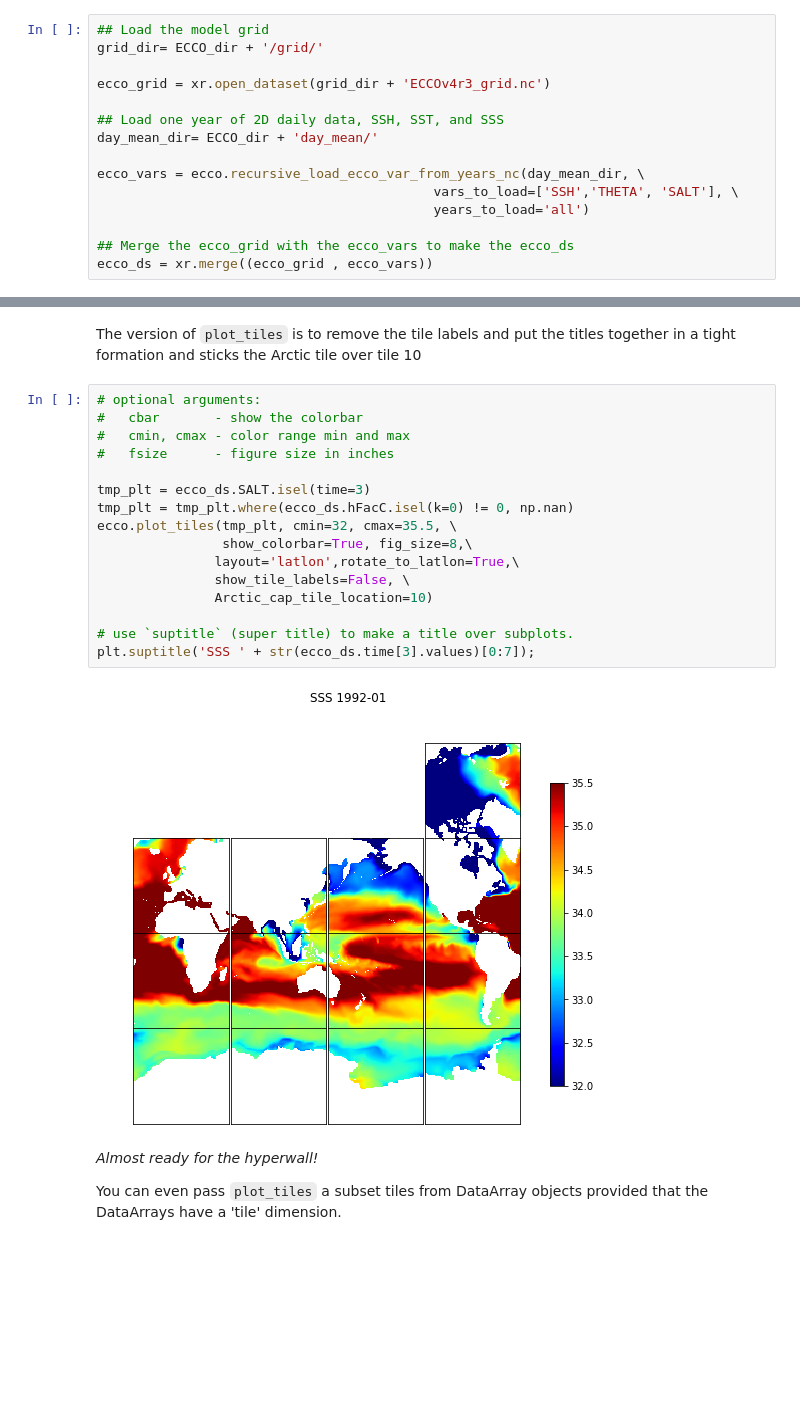
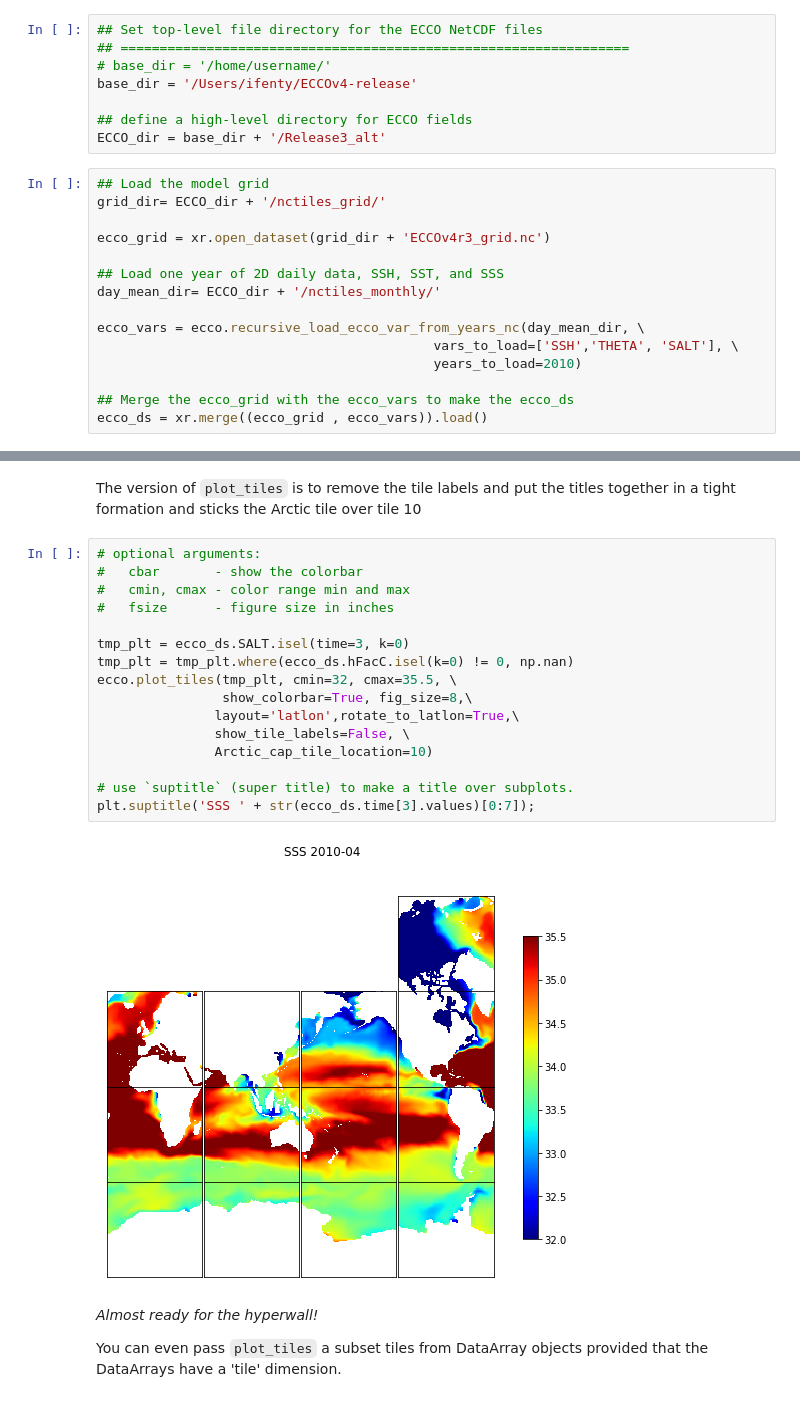
Before and after one commit to ECCO-GROUP/ECCO-v4-Python-Tutorial, a Jupyter notebook: Tutorials_as_Jupyter_Notebooks/ECCO_v4_Plotting_Tiles.ipynb, the cells around one changed output, grey strips where cells are left out. Saved outputs shown, nothing was run; the diff lists cells and outputs as text; blank space fills up the shorter version.

```diff
--- a/Tutorials_as_Jupyter_Notebooks/ECCO_v4_Plotting_Tiles.ipynb
+++ b/Tutorials_as_Jupyter_Notebooks/ECCO_v4_Plotting_Tiles.ipynb
@@ -91,16 +76,24 @@ ECCO_dir = base_dir + '/eccov4r3_native_grid_netcdf/'
+# %%
+## Set top-level file directory for the ECCO NetCDF files
+## =================================================================
+# base_dir = '/home/username/'
+base_dir = '/Users/ifenty/ECCOv4-release'
+
+## define a high-level directory for ECCO fields
+ECCO_dir = base_dir + '/Release3_alt'
 # %%
 ## Load the model grid
-grid_dir= ECCO_dir + '/grid/'
+grid_dir= ECCO_dir + '/nctiles_grid/'
 
 ecco_grid = xr.open_dataset(grid_dir + 'ECCOv4r3_grid.nc')
 
 ## Load one year of 2D daily data, SSH, SST, and SSS
-day_mean_dir= ECCO_dir + 'day_mean/'
+day_mean_dir= ECCO_dir + '/nctiles_monthly/'
 
 ecco_vars = ecco.recursive_load_ecco_var_from_years_nc(day_mean_dir, \
                                            vars_to_load=['SSH','THETA', 'SALT'], \
-                                           years_to_load='all')
+                                           years_to_load=2010)
 
 ## Merge the ecco_grid with the ecco_vars to make the ecco_ds
-ecco_ds = xr.merge((ecco_grid , ecco_vars))
+ecco_ds = xr.merge((ecco_grid , ecco_vars)).load()
 # %% [output]
@@ -577,21 +548,21 @@ The version of `plot_tiles` is to remove the tile labels and put the titles toge
 # %%
 # optional arguments:
 #   cbar       - show the colorbar
 #   cmin, cmax - color range min and max
 #   fsize      - figure size in inches
 
-tmp_plt = ecco_ds.SALT.isel(time=3)
+tmp_plt = ecco_ds.SALT.isel(time=3, k=0)
 tmp_plt = tmp_plt.where(ecco_ds.hFacC.isel(k=0) != 0, np.nan)
 ecco.plot_tiles(tmp_plt, cmin=32, cmax=35.5, \
                 show_colorbar=True, fig_size=8,\
                layout='latlon',rotate_to_latlon=True,\
                show_tile_labels=False, \
                Arctic_cap_tile_location=10)
 
 # use `suptitle` (super title) to make a title over subplots.
 plt.suptitle('SSS ' + str(ecco_ds.time[3].values)[0:7]);
 # %% [output]
-[figure, old version]
+[figure, new version]
 # %% [markdown]
  *Almost ready for the hyperwall!*
 
```
Also changed, not shown: parts of 27 cells of this notebook, 39 other files.
